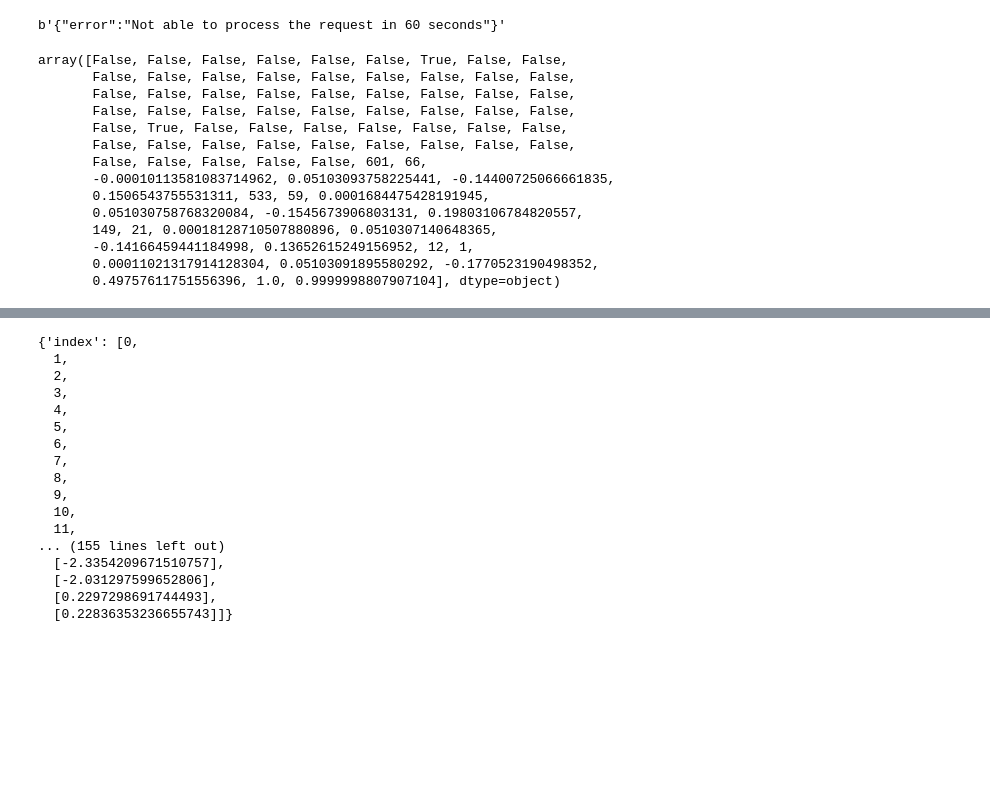
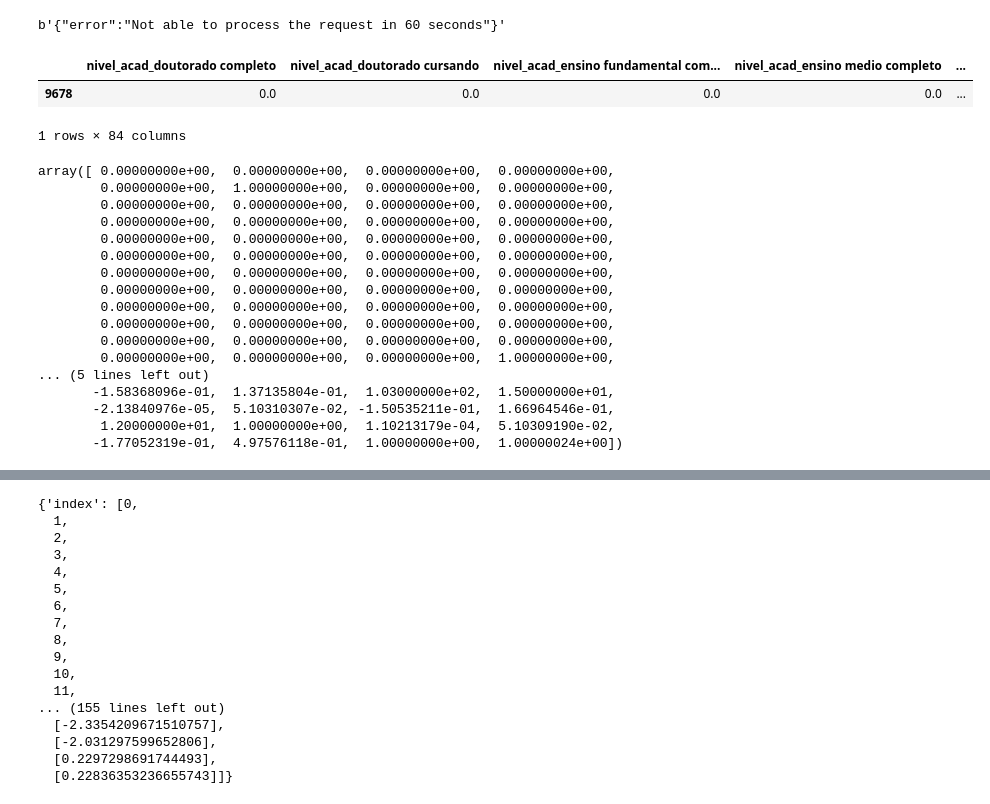
Before and after one commit to felipbizz/datathon-mle, a Jupyter notebook: notebooks/02_simulação_inferencia.ipynb, the cells around one changed output, grey strips where cells are left out. Saved outputs shown, nothing was run; the diff lists cells and outputs as text; code cells hidden in the pictures; blank space fills up the shorter version.

```diff
--- a/notebooks/02_simulação_inferencia.ipynb
+++ b/notebooks/02_simulação_inferencia.ipynb
@@ -215,23 +219,40 @@ modelo = dados_carregados['model']
 imputer = dados_carregados['imputer']
 scaler = dados_carregados['scaler']
 features = dados_carregados['features']
+# %%
+features = [
+        col
+        for col in df.columns
+        if col != 'target' and pd.api.types.is_numeric_dtype(df[col])
+    ]
+df = df[features]
+
+caso_de_uma_pessoa_aleatoria = df.sample(1)
+caso_de_uma_pessoa_aleatoria
+# %% [output]
+|  | nivel_acad_doutorado completo | nivel_acad_doutorado cursando | nivel_acad_ensino fundamental com... | nivel_acad_ensino medio completo | ... |
+| 9678 | 0.0 | 0.0 | 0.0 | 0.0 | ... |
+1 rows × 84 columns
 # %%
 caso_de_uma_pessoa_aleatoria.values[0]
 # %% [output]
-array([False, False, False, False, False, False, True, False, False,
-       False, False, False, False, False, False, False, False, False,
-       False, False, False, False, False, False, False, False, False,
-       False, False, False, False, False, False, False, False, False,
-       False, True, False, False, False, False, False, False, False,
-       False, False, False, False, False, False, False, False, False,
-       False, False, False, False, False, 601, 66,
-       -0.00010113581083714962, 0.05103093758225441, -0.14400725066661835,
-       0.1506543755531311, 533, 59, 0.0001684475428191945,
-       0.051030758768320084, -0.1545673906803131, 0.19803106784820557,
-       149, 21, 0.00018128710507880896, 0.0510307140648365,
-       -0.14166459441184998, 0.13652615249156952, 12, 1,
-       0.00011021317914128304, 0.05103091895580292, -0.1770523190498352,
-       0.49757611751556396, 1.0, 0.9999998807907104], dtype=object)
+array([ 0.00000000e+00,  0.00000000e+00,  0.00000000e+00,  0.00000000e+00,
+        0.00000000e+00,  1.00000000e+00,  0.00000000e+00,  0.00000000e+00,
+        0.00000000e+00,  0.00000000e+00,  0.00000000e+00,  0.00000000e+00,
+        0.00000000e+00,  0.00000000e+00,  0.00000000e+00,  0.00000000e+00,
+        0.00000000e+00,  0.00000000e+00,  0.00000000e+00,  0.00000000e+00,
+        0.00000000e+00,  0.00000000e+00,  0.00000000e+00,  0.00000000e+00,
+        0.00000000e+00,  0.00000000e+00,  0.00000000e+00,  0.00000000e+00,
+        0.00000000e+00,  0.00000000e+00,  0.00000000e+00,  0.00000000e+00,
+        0.00000000e+00,  0.00000000e+00,  0.00000000e+00,  0.00000000e+00,
+        0.00000000e+00,  0.00000000e+00,  0.00000000e+00,  0.00000000e+00,
+        0.00000000e+00,  0.00000000e+00,  0.00000000e+00,  0.00000000e+00,
+        0.00000000e+00,  0.00000000e+00,  0.00000000e+00,  1.00000000e+00,
+... (5 lines left out)
+       -1.58368096e-01,  1.37135804e-01,  1.03000000e+02,  1.50000000e+01,
+       -2.13840976e-05,  5.10310307e-02, -1.50535211e-01,  1.66964546e-01,
+        1.20000000e+01,  1.00000000e+00,  1.10213179e-04,  5.10309190e-02,
+       -1.77052319e-01,  4.97576118e-01,  1.00000000e+00,  1.00000024e+00])
 # %%
 caso_imputer = imputer.transform([caso_de_uma_pessoa_aleatoria.values[0]])[0]
 caso_scaler = scaler.transform([caso_imputer])[0]
```
Also changed, not shown: parts of 12 cells of this notebook, 2 other files.
